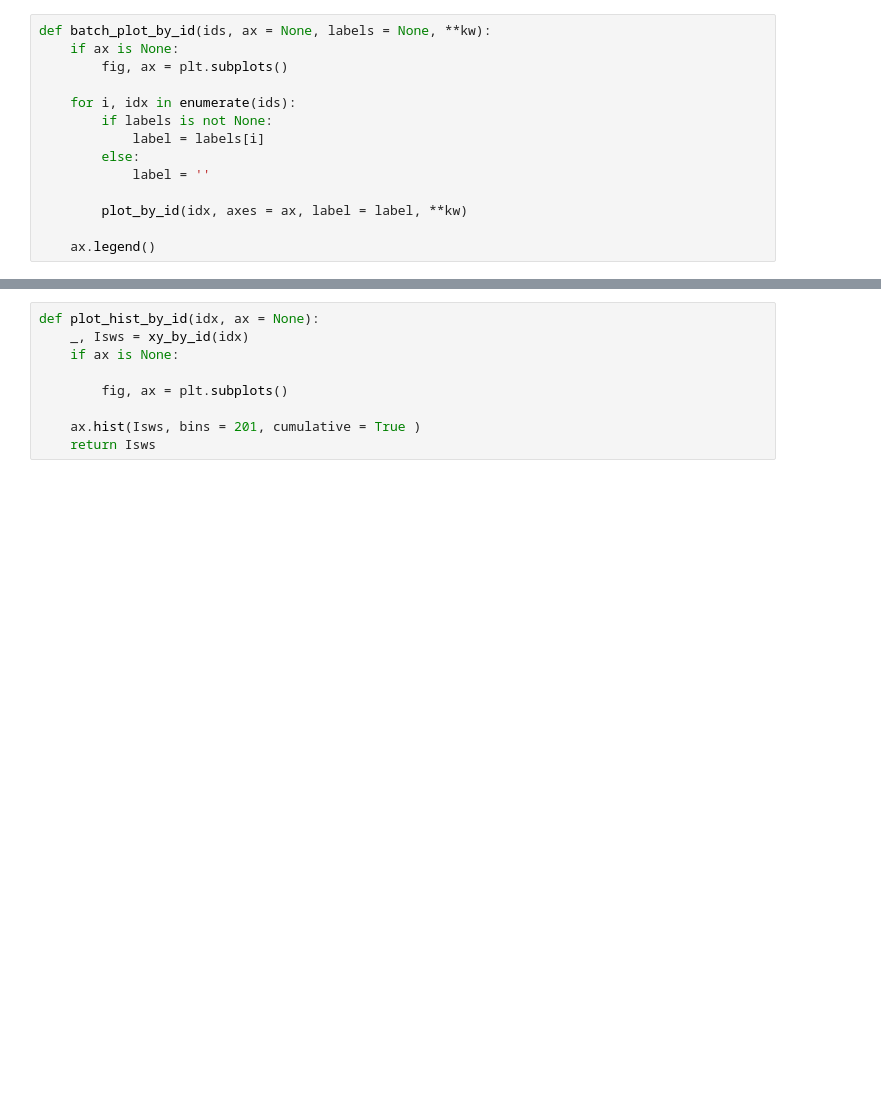
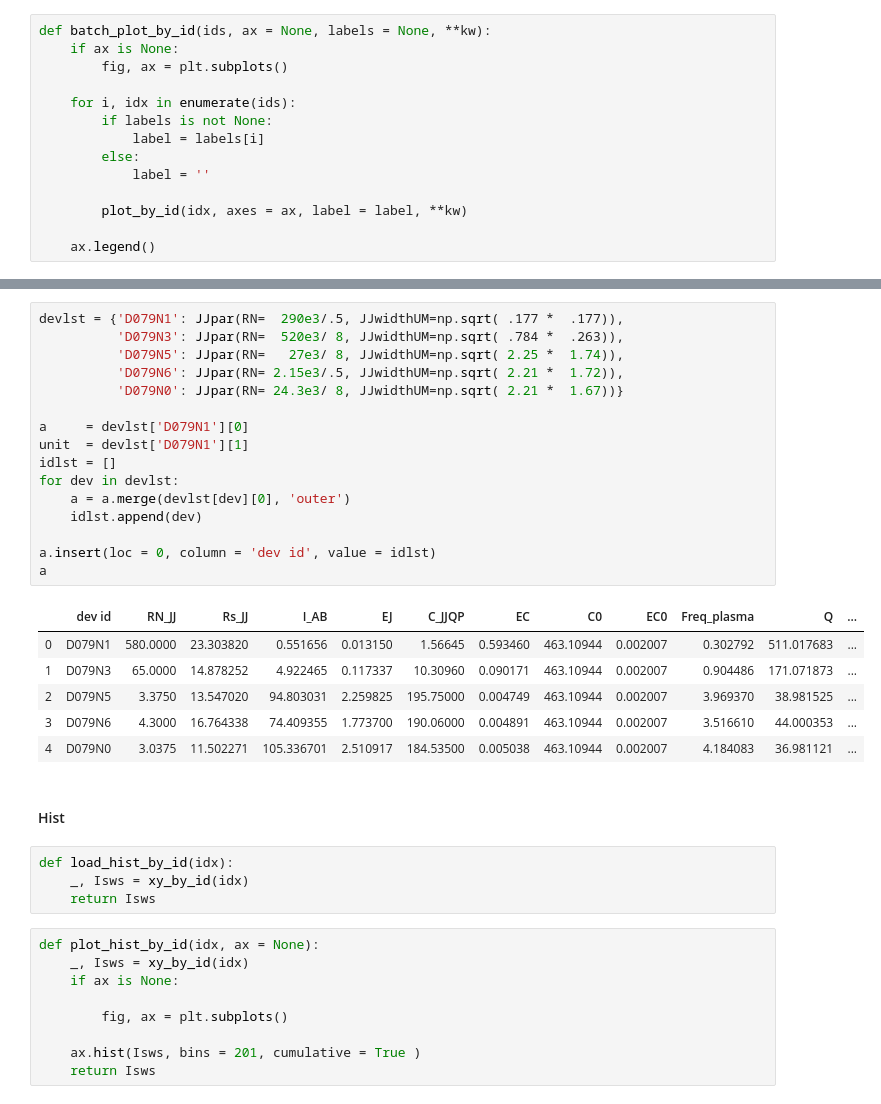
Before and after one commit to GershensonLab/measDC, a Jupyter notebook: kk_D079_logbook.ipynb, the cells around one changed output, grey strips where cells are left out. Cells and saved outputs as stored; diff of their text form; blank space fills up the shorter version.

```diff
--- a/kk_D079_logbook.ipynb
+++ b/kk_D079_logbook.ipynb
@@ -119,3 +164,32 @@ def batch_plot_by_id(ids, ax = None, labels = None, **kw):
+# %%
+devlst = {'D079N1': JJpar(RN=  290e3/.5, JJwidthUM=np.sqrt( .177 *  .177)),
+          'D079N3': JJpar(RN=  520e3/ 8, JJwidthUM=np.sqrt( .784 *  .263)),
+          'D079N5': JJpar(RN=   27e3/ 8, JJwidthUM=np.sqrt( 2.25 *  1.74)),
+          'D079N6': JJpar(RN= 2.15e3/.5, JJwidthUM=np.sqrt( 2.21 *  1.72)),
+          'D079N0': JJpar(RN= 24.3e3/ 8, JJwidthUM=np.sqrt( 2.21 *  1.67))}
+
+a     = devlst['D079N1'][0]
+unit  = devlst['D079N1'][1]
+idlst = []
+for dev in devlst:
+    a = a.merge(devlst[dev][0], 'outer')
+    idlst.append(dev)
+
+a.insert(loc = 0, column = 'dev id', value = idlst)
+a
+# %% [output]
+|  | dev id | RN_JJ | Rs_JJ | I_AB | EJ | C_JJQP | EC | C0 | EC0 | Freq_plasma | Q | ... |
+| 0 | D079N1 | 580.0000 | 23.303820 | 0.551656 | 0.013150 | 1.56645 | 0.593460 | 463.10944 | 0.002007 | 0.302792 | 511.017683 | ... |
+| 1 | D079N3 | 65.0000 | 14.878252 | 4.922465 | 0.117337 | 10.30960 | 0.090171 | 463.10944 | 0.002007 | 0.904486 | 171.071873 | ... |
+| 2 | D079N5 | 3.3750 | 13.547020 | 94.803031 | 2.259825 | 195.75000 | 0.004749 | 463.10944 | 0.002007 | 3.969370 | 38.981525 | ... |
+| 3 | D079N6 | 4.3000 | 16.764338 | 74.409355 | 1.773700 | 190.06000 | 0.004891 | 463.10944 | 0.002007 | 3.516610 | 44.000353 | ... |
+| 4 | D079N0 | 3.0375 | 11.502271 | 105.336701 | 2.510917 | 184.53500 | 0.005038 | 463.10944 | 0.002007 | 4.184083 | 36.981121 | ... |
+# %% [markdown]
+#### Hist
+# %%
+def load_hist_by_id(idx):
+    _, Isws = xy_by_id(idx)
+    return Isws
 # %%
 def plot_hist_by_id(idx, ax = None):
     _, Isws = xy_by_id(idx)
```
Also changed, not shown: parts of 23 cells of this notebook, 2 other files.
